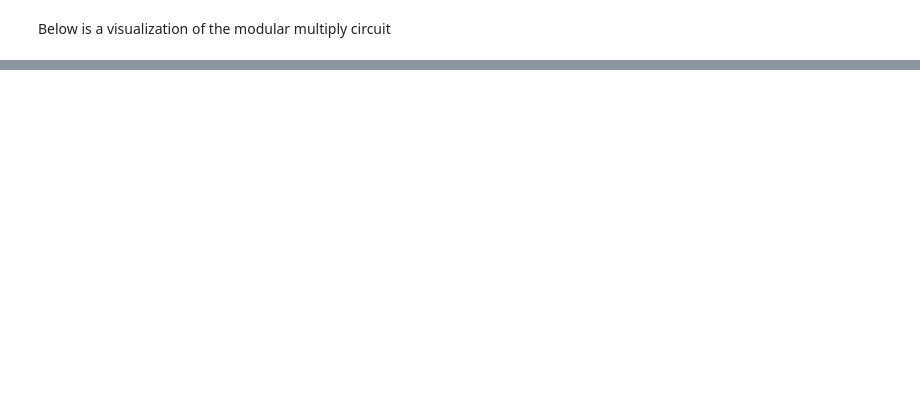
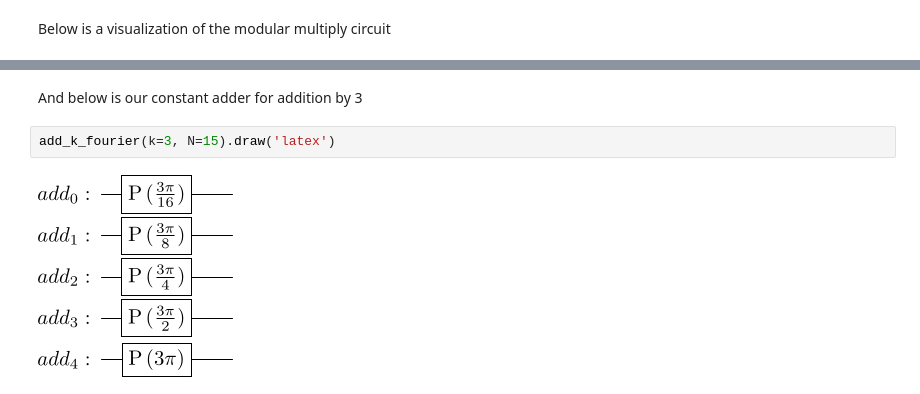
Before and after one commit to ryanfarr01/QIP_Project, a Jupyter notebook: shors_implementation.ipynb, the cells around one changed output, grey strips where cells are left out. Cells and saved outputs as stored; diff of their text form; blank space fills up the shorter version.

Commit message:
Finished additional analysis

```diff
--- a/shors_implementation.ipynb
+++ b/shors_implementation.ipynb
@@ -438 +446,7 @@ phase_adder(k=3, N=15).draw('latex')
+# %% [markdown]
+And below is our constant adder for addition by 3
+# %%
+add_k_fourier(k=3, N=15).draw('latex')
+# %% [output]
+[figure, added]
 # %% [markdown]
```
Also changed, not shown: parts of 17 cells of this notebook.
